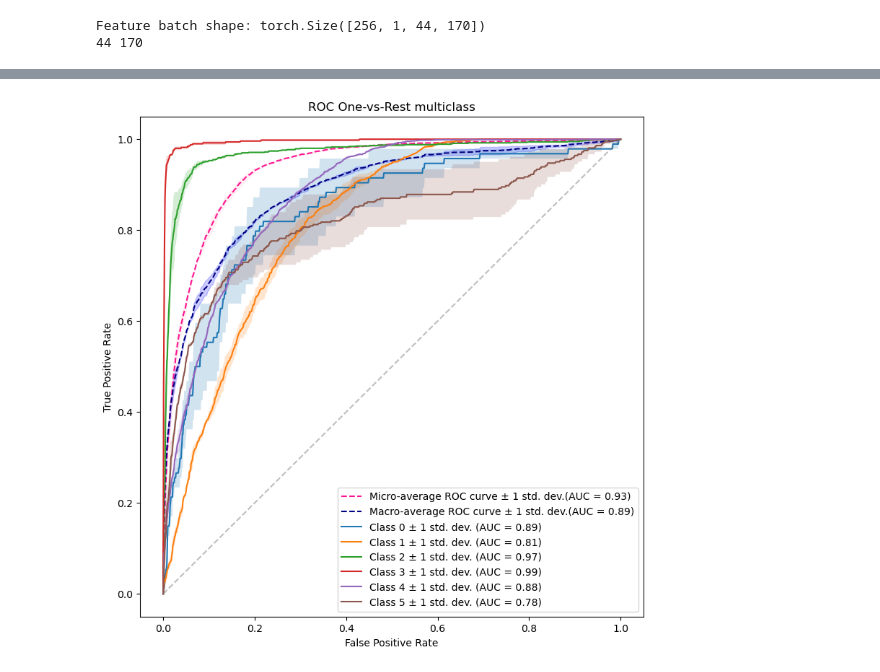
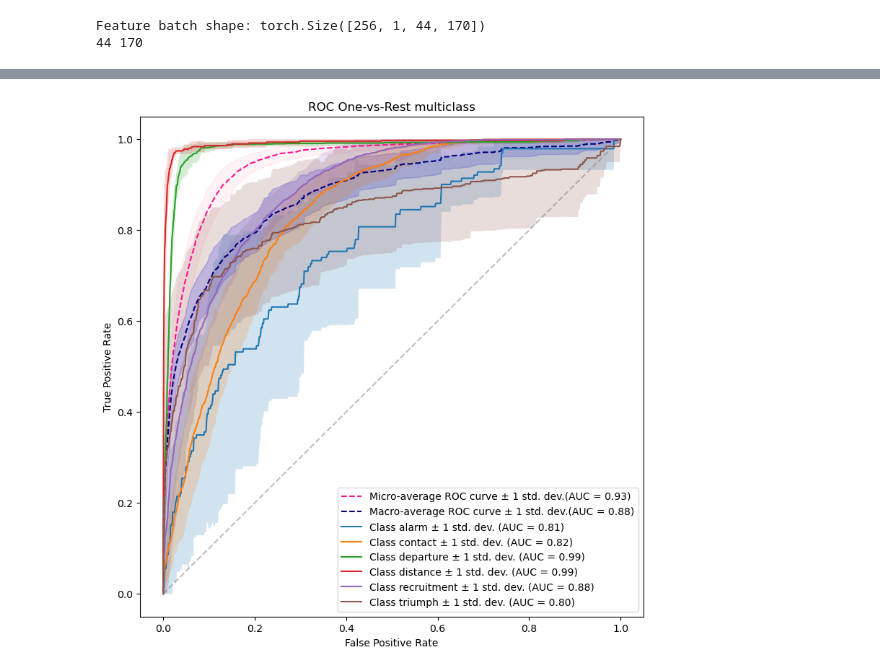
Before and after one commit to lgies23/GooseVocalizations---Thesis-code, a Jupyter notebook: classify_call_types.ipynb, the cells around one changed output, grey strips where cells are left out. Cells and saved outputs as stored; diff of their text form; code cells hidden in the pictures.

```diff
--- a/classify_call_types.ipynb
+++ b/classify_call_types.ipynb
@@ -199,3 +199,22 @@ def create_evaluation_plots(true_labels, predicted_labels, label_encoder, all_pr
 def evaluate_model(model, test_dl, device, label_encoder, num_classes):
     true_labels, predicted_labels, all_probs = test_model(model, test_dl, device)
     create_evaluation_plots(true_labels, predicted_labels, label_encoder, all_probs, num_classes)
+# %%
+def verify_splits(dataset, sgkf):
+    """
+    Verifies that StratifiedGroupKFold splits are not holding any of the same track IDs across sets.
+
+    Args:
+        dataset (LFCCDataset): The dataset object.
+        sgkf (StratifiedGroupKFold): The StratifiedGroupKFold object.
+    """
+    df = dataset.df
+    groups = dataset.groups
+    y = df["encoded_call_type"]
+
+    for fold, (train_idx, val_idx) in enumerate(sgkf.split(df, y, groups=groups)):
+        train_groups = set(groups.iloc[train_idx])
+        val_groups = set(groups.iloc[val_idx])
+
+        assert train_groups.isdisjoint(val_groups), f"Overlap found in groups for Fold {fold + 1}"
+    return True
@@ -877,6 +944,7 @@ calls_df['log_padded_lfccs_scaled'] = list(lfccs_scaled)
 class LFCCDataset(Dataset):
     def __init__(self, df, transform=True):
         self.df = df
+        self.groups = df["track_ID"]
         self.transform = transform
 
     def __len__(self):
@@ -984,6 +1052,7 @@ calls_df['log_padded_spectrogram_scaled'] = list(specs_scaled)
 class SpecDataset(Dataset):
     def __init__(self, df, transform=True):
         self.df = df
+        self.groups = df["track_ID"]
         self.transform = transform
 
     def __len__(self):
@@ -1076,5 +1145,4 @@ weighted avg       0.75      0.75      0.75       949
 # %%
-cross_validate(ds_spec, SpecCNN, device, batch_size=BATCH_SIZE, learning_rate=LEARNING_RATE, n_splits=2, n_epochs=2, n_classes=6)
-#bootstrap_model(ds_spec, SpecCNN, device, batch_size=BATCH_SIZE, learning_rate=LEARNING_RATE, n_epochs=15, num_classes=6)
+cross_validate(ds_spec, SpecCNN, device, le, batch_size=BATCH_SIZE, learning_rate=LEARNING_RATE, n_splits=6, n_epochs=35, n_classes=6)
 # %% [output]
 --- Fold 1 ---
@@ -1098,2 +1165,2 @@ Average Accuracy: 0.6861
-[figure, old version]
+[figure, new version]
 # %%
```
Also changed, not shown: parts of 15 cells of this notebook.
